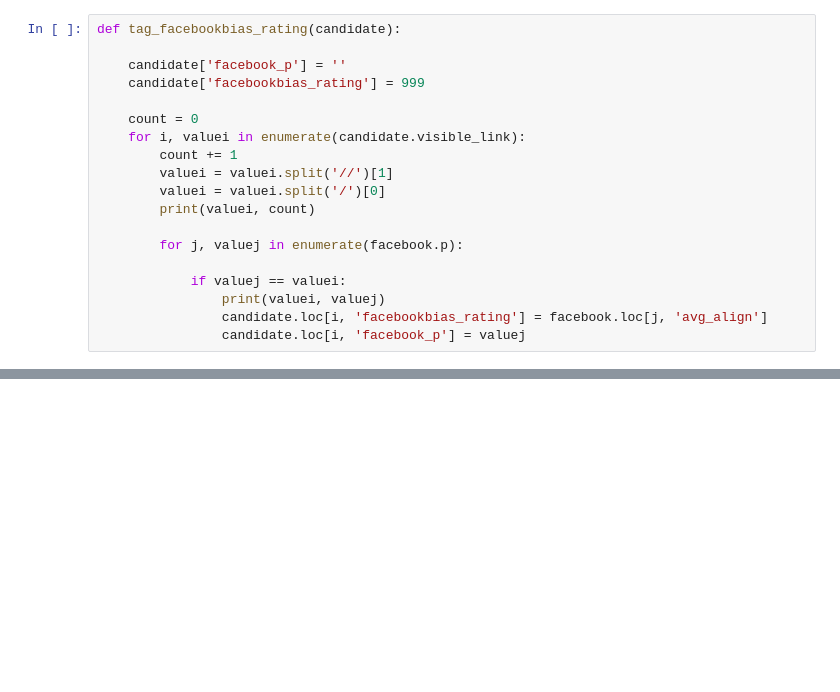
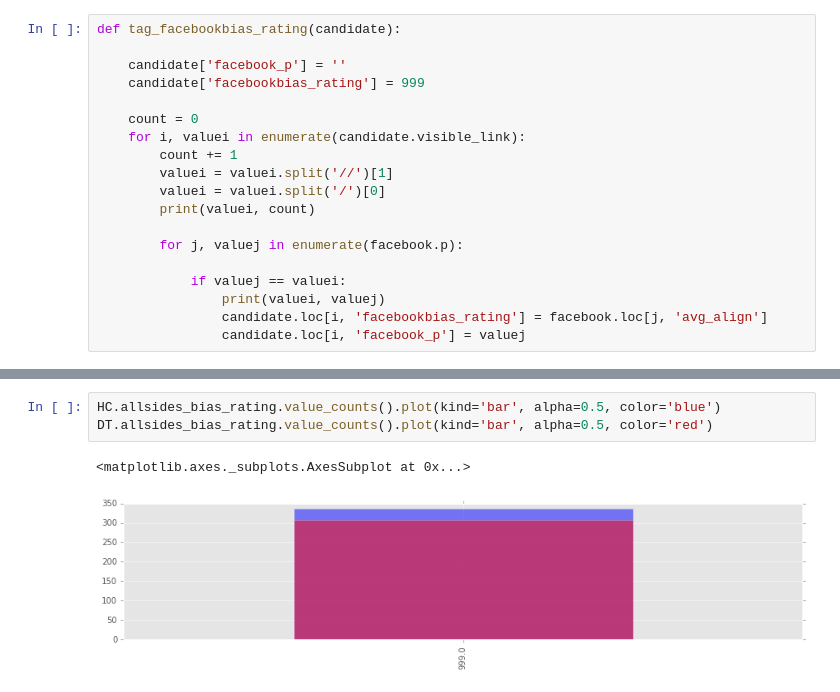
Before and after one commit to comp-journalism/Baseline_Problem_for_Algorithm_Audits, a Jupyter notebook: IMAGE_BOX/Google_images.ipynb, the cells around one changed output, grey strips where cells are left out. Cells and saved outputs as stored; diff of their text form; blank space fills up the shorter version.

```diff
--- a/IMAGE_BOX/Google_images.ipynb
+++ b/IMAGE_BOX/Google_images.ipynb
@@ -529,0 +888,6 @@ Name: facebookbias_rating, dtype: int64
+# %%
+HC.allsides_bias_rating.value_counts().plot(kind='bar', alpha=0.5, color='blue')
+DT.allsides_bias_rating.value_counts().plot(kind='bar', alpha=0.5, color='red')
+# %% [output]
+<matplotlib.axes._subplots.AxesSubplot at 0x...>
+[figure, added]
```
Also changed, not shown: parts of 56 cells of this notebook, 23 other files.
